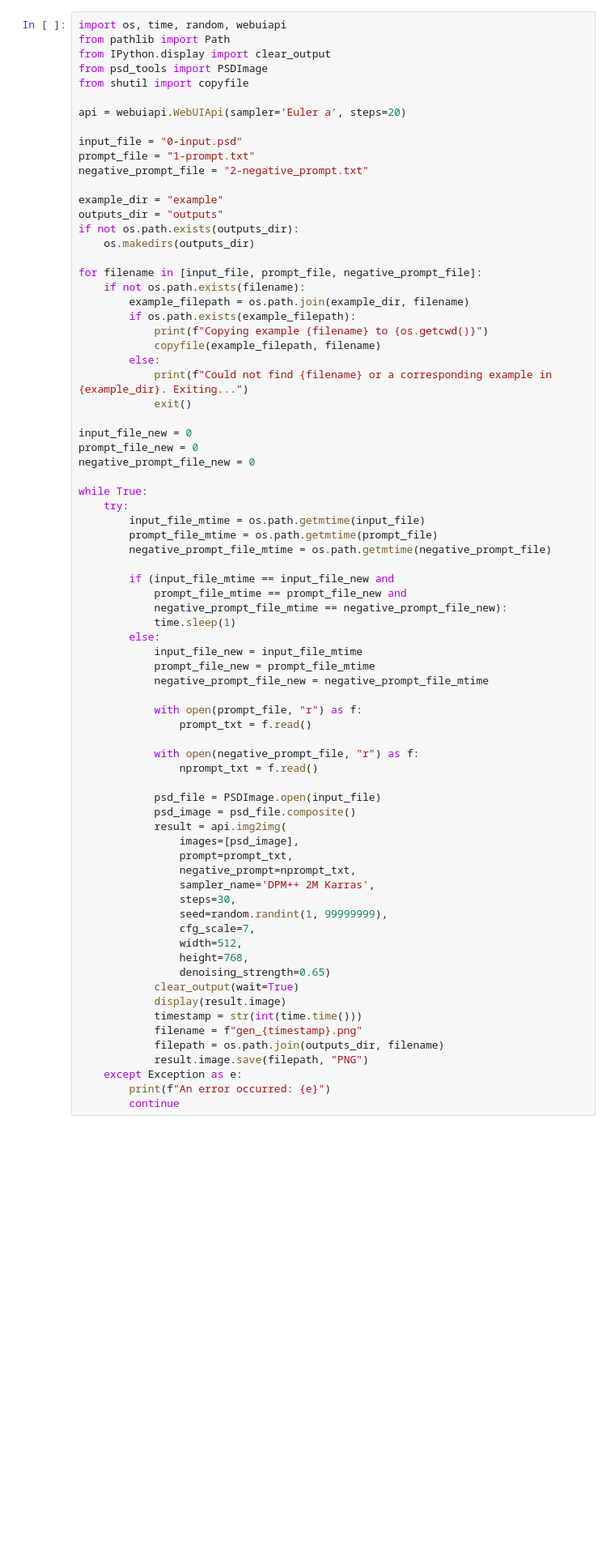
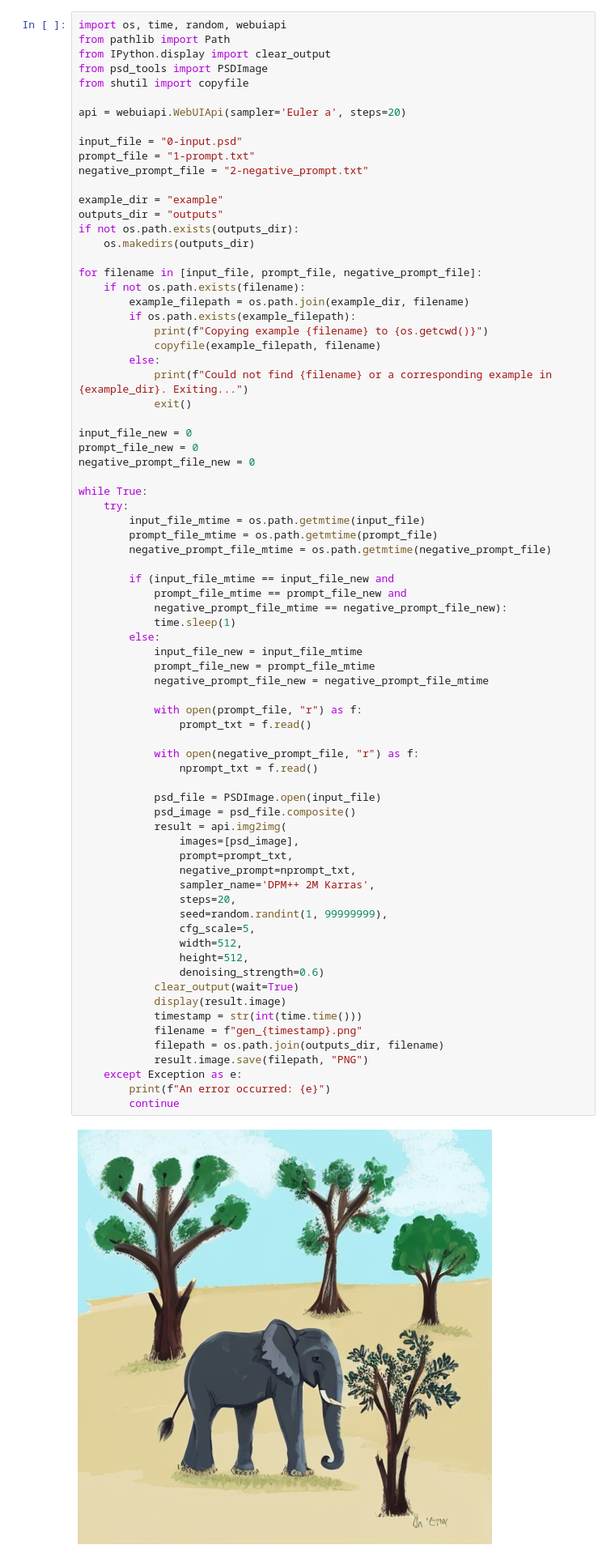
Before and after one commit to zoltarzol/psd2sd, a Jupyter notebook: psd2sd.ipynb, the cells around one changed output. Shown at 81% size. Cells and saved outputs as stored; diff of their text form; blank space fills up the shorter version.

```diff
--- a/psd2sd.ipynb
+++ b/psd2sd.ipynb
@@ -42,34 +42,36 @@ while True:
             time.sleep(1)
         else:
             input_file_new = input_file_mtime
             prompt_file_new = prompt_file_mtime
             negative_prompt_file_new = negative_prompt_file_mtime
 
             with open(prompt_file, "r") as f:
                 prompt_txt = f.read()
 
             with open(negative_prompt_file, "r") as f:
                 nprompt_txt = f.read()
 
             psd_file = PSDImage.open(input_file)
             psd_image = psd_file.composite()
             result = api.img2img(
                 images=[psd_image],
                 prompt=prompt_txt,
                 negative_prompt=nprompt_txt,
                 sampler_name='DPM++ 2M Karras',
-                steps=30,
+                steps=20,
                 seed=random.randint(1, 99999999),
-                cfg_scale=7,
+                cfg_scale=5,
                 width=512,
-                height=768,
-                denoising_strength=0.65)
+                height=512,
+                denoising_strength=0.6)
             clear_output(wait=True)
             display(result.image)
             timestamp = str(int(time.time()))
             filename = f"gen_{timestamp}.png"
             filepath = os.path.join(outputs_dir, filename)
             result.image.save(filepath, "PNG")
     except Exception as e:
         print(f"An error occurred: {e}")
         continue
+# %% [output]
+[figure, added]
```
Also changed, not shown: parts of 1 cell of this notebook, 4 other files.
